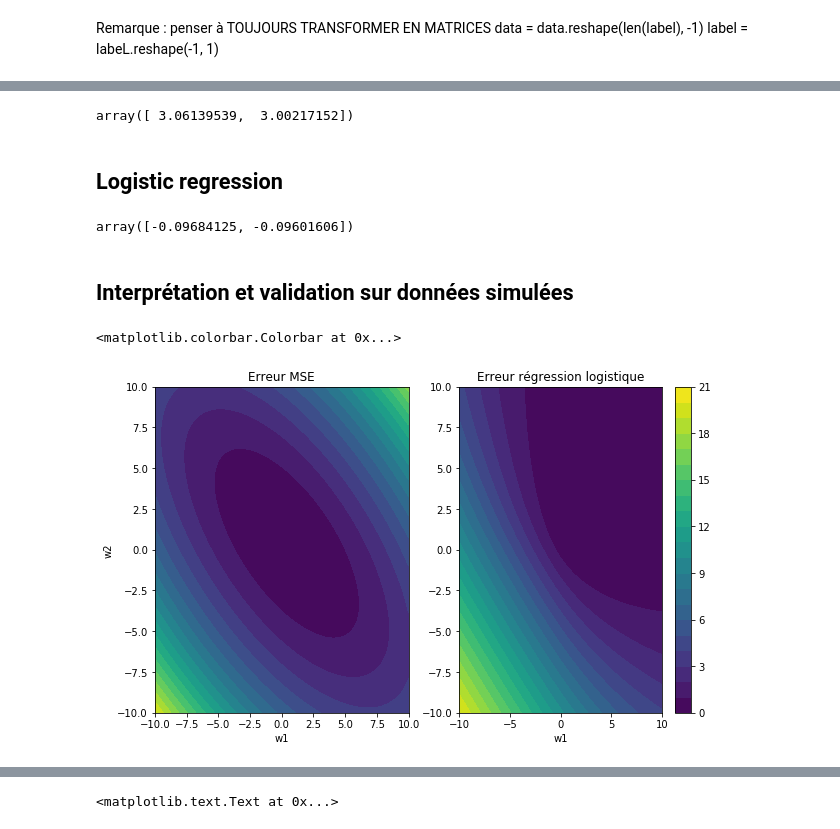
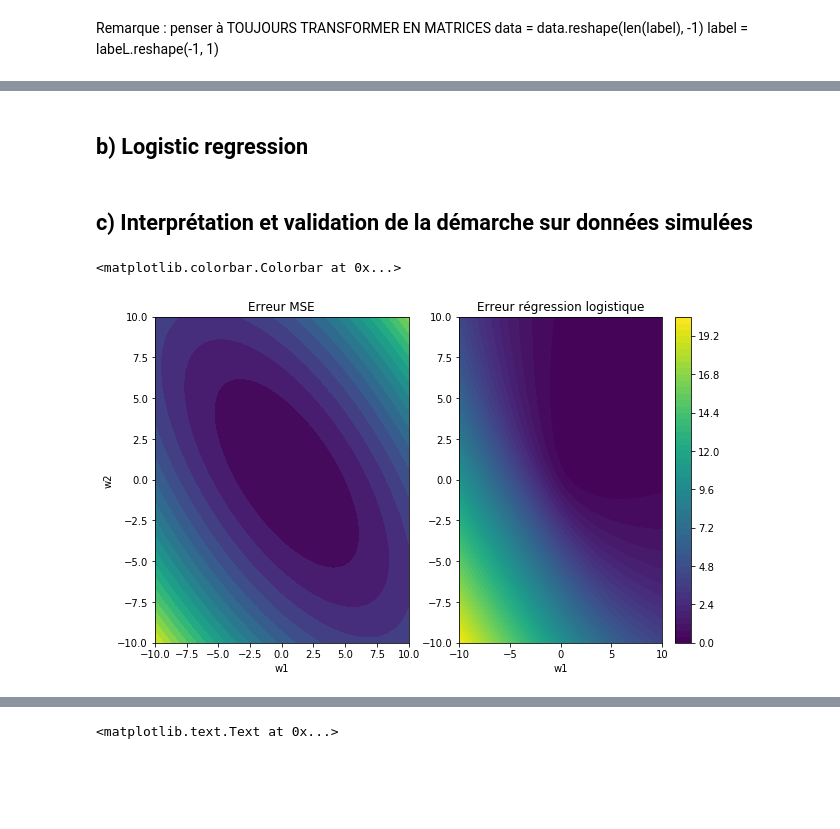
Before and after one commit to PierreBoyeau/classification-gradient_descend, a Jupyter notebook: gradient_classiefiers.ipynb, the cells around one changed output, grey strips where cells are left out. Drawn from its saved outputs; the diff is of its cells as text; code cells hidden in the pictures; blank space fills up the shorter version.

```diff
--- a/gradient_classiefiers.ipynb
+++ b/gradient_classiefiers.ipynb
@@ -362,20 +362,8 @@ def grad_mse(w, data, label):
     label = label.reshape(-1)
     vec = np.dot(data, w) - label
     return (2 / len(label))*np.dot(data.T, vec)
-# %%
-# Tests
-data = xgentrain
-label = ygentrain
-n,d = np.shape(xgentest)
-w = np.ones(d)
-data = data.reshape((len(label),-1))
-label = label.reshape(-1)
-
-grad_mse(w, data, label)
-# %% [output]
-array([ 3.06139539,  3.00217152])
 # %% [markdown]
-## Logistic regression
+## b) Logistic regression
 # %%
 def reglog(w, data, label):
     data = data.reshape((len(label),-1))
@@ -395,39 +383,31 @@ def grad_reglog(w, data, label):
 
     res = np.array([np.multiply(data[:,j], common_v) for j in range(d)])
     return np.sum(res, axis=1) / len(label)
-# %%
-# # Tests
-# print(reglog(w, data, label))
-# print(grad_mse(w, data, label))
-
-grad_reglog(w, data, label)
-# %% [output]
-array([-0.09684125, -0.09601606])
 # %% [markdown]
-## Interprétation et validation sur données simulées
+## c) Interprétation et validation de la démarche sur données simulées
 # %%
 w1, w2 = np.mgrid[-10:10:100j, -10:10:100j]
 err_mse = np.zeros((100,100))
 err_reglog = np.zeros((100, 100))
 for i in range(100):
     for j in range(100):
         wij = np.array([w1[i, j], w2[i, j]])
         err_mse[i, j] = mse(wij, data, label)
         err_reglog[i, j] = reglog(wij, data, label)
 
 # Displaying 2 cost functions
 plt.figure(1, figsize=(10, 6))
 plt.subplot(1,2,1)
 plt.contourf(w1, w2, err_mse, 20)
 plt.xlabel('w1')
 plt.ylabel('w2')
 plt.title('Erreur MSE')
 
 plt.subplot(1,2,2)
-plt.contourf(w1, w2, err_reglog, 20)
+plt.contourf(w1, w2, err_reglog, 50)
 plt.xlabel('w1')
 plt.title('Erreur régression logistique')
 plt.colorbar()
 # %% [output]
 <matplotlib.colorbar.Colorbar at 0x...>
-[figure, old version]
+[figure, new version]
```
Also changed, not shown: parts of 19 cells of this notebook.
